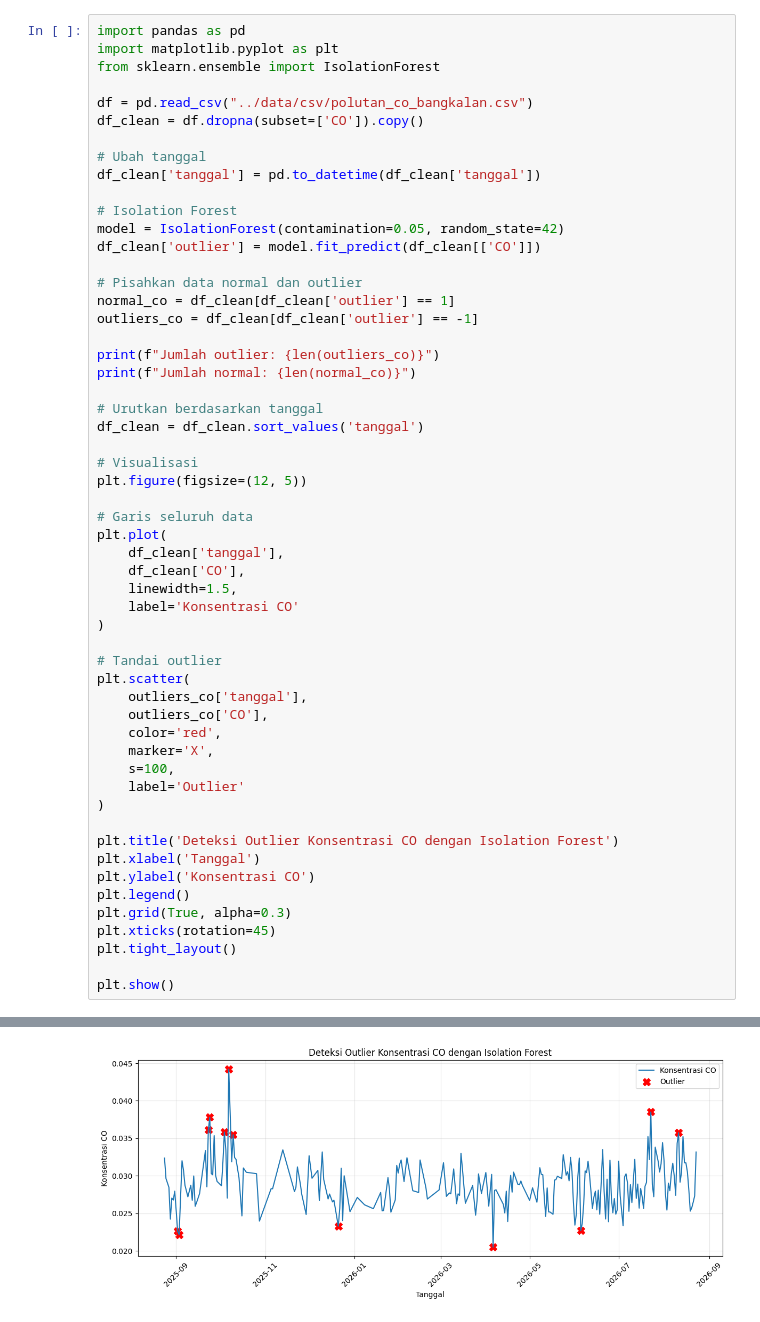
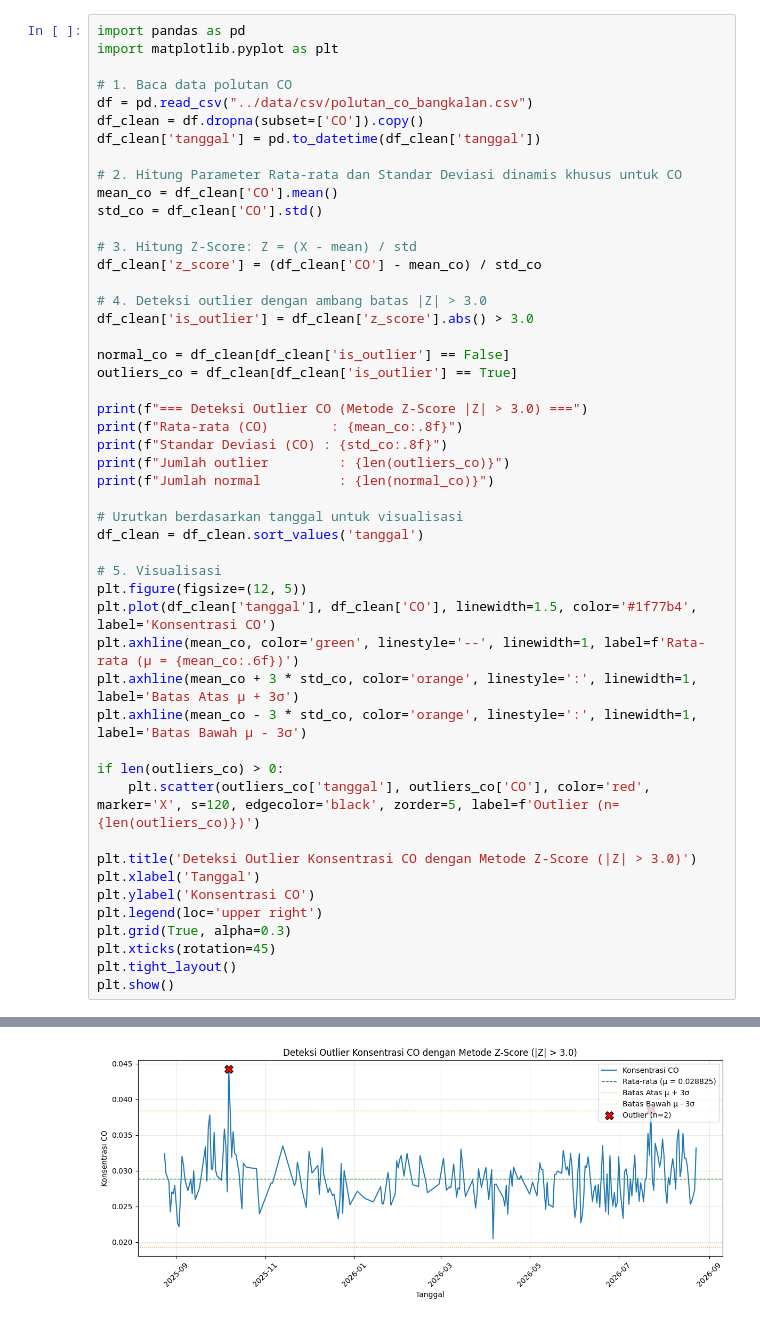
Before and after one commit to SolehMajid/PSD, a Jupyter notebook: pertemuan-1/code-cejoutl.ipynb, the cells around one changed output, grey strips where cells are left out. Cells and saved outputs as stored; diff of their text form.

```diff
--- a/pertemuan-1/code-cejoutl.ipynb
+++ b/pertemuan-1/code-cejoutl.ipynb
@@ -1,56 +1,50 @@
 # %%
 import pandas as pd
 import matplotlib.pyplot as plt
-from sklearn.ensemble import IsolationForest
 
+# 1. Baca data polutan CO
 df = pd.read_csv("../data/csv/polutan_co_bangkalan.csv")
 df_clean = df.dropna(subset=['CO']).copy()
-
-# Ubah tanggal
 df_clean['tanggal'] = pd.to_datetime(df_clean['tanggal'])
 
-# Isolation Forest
-model = IsolationForest(contamination=0.05, random_state=42)
-df_clean['outlier'] = model.fit_predict(df_clean[['CO']])
+# 2. Hitung Parameter Rata-rata dan Standar Deviasi dinamis khusus untuk CO
+mean_co = df_clean['CO'].mean()
+std_co = df_clean['CO'].std()
 
-# Pisahkan data normal dan outlier
-normal_co = df_clean[df_clean['outlier'] == 1]
-outliers_co = df_clean[df_clean['outlier'] == -1]
+# 3. Hitung Z-Score: Z = (X - mean) / std
+df_clean['z_score'] = (df_clean['CO'] - mean_co) / std_co
 
-print(f"Jumlah outlier: {len(outliers_co)}")
-print(f"Jumlah normal: {len(normal_co)}")
+# 4. Deteksi outlier dengan ambang batas |Z| > 3.0
+df_clean['is_outlier'] = df_clean['z_score'].abs() > 3.0
 
-# Urutkan berdasarkan tanggal
+normal_co = df_clean[df_clean['is_outlier'] == False]
+outliers_co = df_clean[df_clean['is_outlier'] == True]
+
+print(f"=== Deteksi Outlier CO (Metode Z-Score |Z| > 3.0) ===")
+print(f"Rata-rata (CO)        : {mean_co:.8f}")
+print(f"Standar Deviasi (CO) : {std_co:.8f}")
+print(f"Jumlah outlier         : {len(outliers_co)}")
+print(f"Jumlah normal          : {len(normal_co)}")
+
+# Urutkan berdasarkan tanggal untuk visualisasi
 df_clean = df_clean.sort_values('tanggal')
 
-# Visualisasi
+# 5. Visualisasi
 plt.figure(figsize=(12, 5))
+plt.plot(df_clean['tanggal'], df_clean['CO'], linewidth=1.5, color='#1f77b4', label='Konsentrasi CO')
+plt.axhline(mean_co, color='green', linestyle='--', linewidth=1, label=f'Rata-rata (μ = {mean_co:.6f})')
+plt.axhline(mean_co + 3 * std_co, color='orange', linestyle=':', linewidth=1, label='Batas Atas μ + 3σ')
+plt.axhline(mean_co - 3 * std_co, color='orange', linestyle=':', linewidth=1, label='Batas Bawah μ - 3σ')
 
-# Garis seluruh data
-plt.plot(
-    df_clean['tanggal'],
-    df_clean['CO'],
-    linewidth=1.5,
-    label='Konsentrasi CO'
-)
+if len(outliers_co) > 0:
+    plt.scatter(outliers_co['tanggal'], outliers_co['CO'], color='red', marker='X', s=120, edgecolor='black', zorder=5, label=f'Outlier (n={len(outliers_co)})')
 
-# Tandai outlier
-plt.scatter(
-    outliers_co['tanggal'],
-    outliers_co['CO'],
-    color='red',
-    marker='X',
-    s=100,
-    label='Outlier'
-)
-
-plt.title('Deteksi Outlier Konsentrasi CO dengan Isolation Forest')
+plt.title('Deteksi Outlier Konsentrasi CO dengan Metode Z-Score (|Z| > 3.0)')
 plt.xlabel('Tanggal')
 plt.ylabel('Konsentrasi CO')
-plt.legend()
+plt.legend(loc='upper right')
 plt.grid(True, alpha=0.3)
 plt.xticks(rotation=45)
 plt.tight_layout()
-
 plt.show()
 # %% [output]
@@ -59,4 +56,4 @@ Jumlah normal: 224
-[figure, old version]
+[figure, new version]
 # %%
 import pandas as pd
 import matplotlib.pyplot as plt
```
Also changed, not shown: parts of 4 cells of this notebook, 22 other files.
